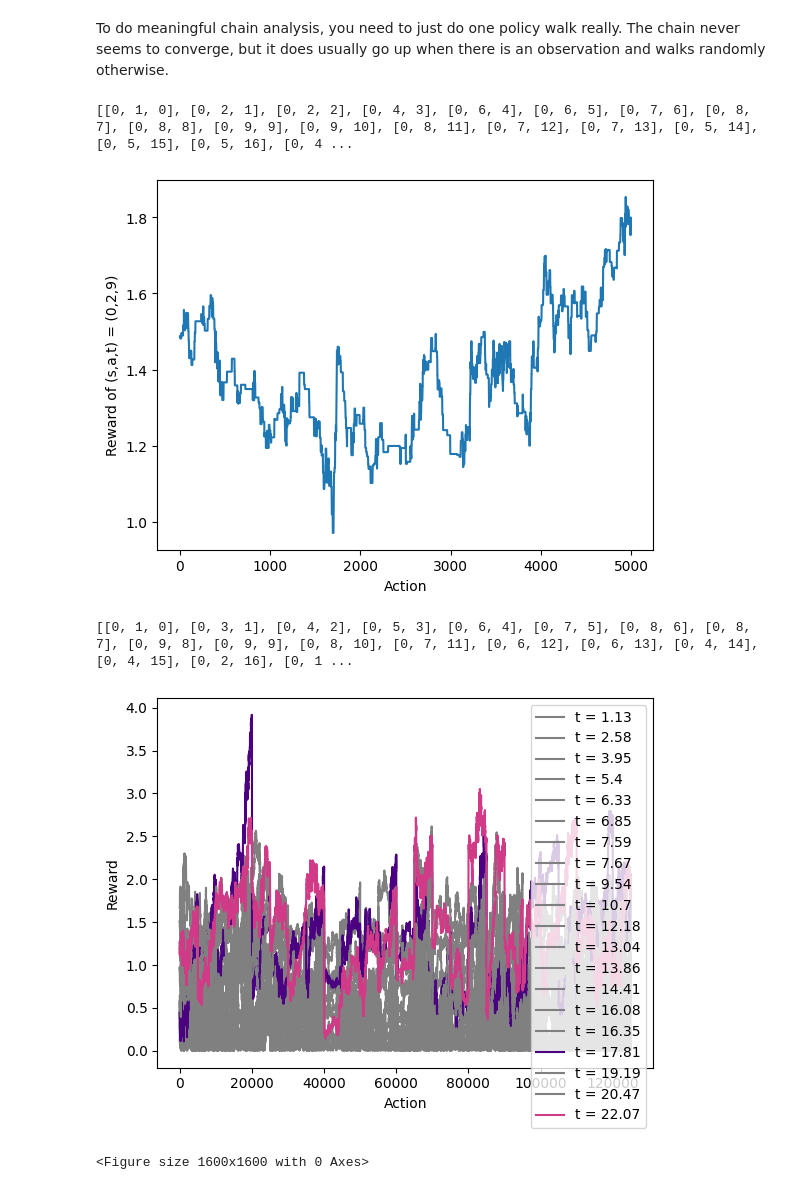
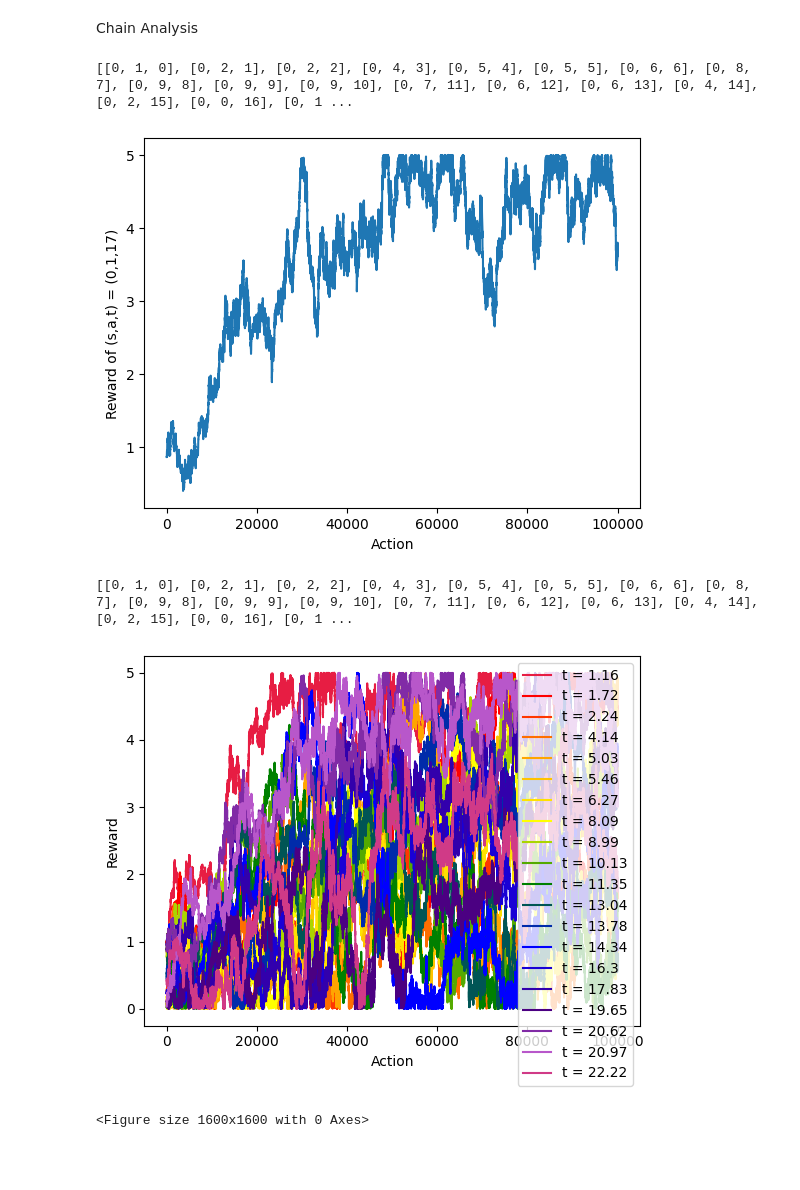
Before and after one commit to tommstuart/IRLProject, a Jupyter notebook: src/testing.ipynb, the cells around one changed output. Saved outputs shown, nothing was run; the diff lists cells and outputs as text; code cells hidden in the pictures; blank space fills up the shorter version.

```diff
--- a/src/testing.ipynb
+++ b/src/testing.ipynb
@@ -29,14 +29,17 @@ R = np.vectorize(env.reward)(s_grid,a_grid,t_grid)
 b = Boltzmann(optimal_q_values, env.actions, alpha = 100)
 
 #multiple trajectories are combined - just means that the agent does multiple things at each time slot to allow for more data to be gathered
-observations = generate_trajectory(env,b,observation_times, n_trajectories=1)
-from policy_walk import calculate_likelihood
-print(calculate_likelihood(env,observations,20,R))
+observations = generate_trajectory(env,b,observation_times, n_trajectories=5)
+
+#Run profiling on policy walk
+# import cProfile
+# import re
+# cProfile.run('re.compile(learned_rewards = policy_walk(env,observations,n_observations = trajectory_length,n_iters=10000)[5000:10000])')
 
 #Sample from policy walk - I discard the first half of each policy walk iteration.
-learned_rewards = policy_walk(env,observations,n_observations = trajectory_length,n_iters=10000)[5000:10000]
-policy_walk_iters = 5
+learned_rewards = policy_walk(env,observations,n_observations = trajectory_length,n_iters=50000)[25000:]
+policy_walk_iters =2
 for _ in range(policy_walk_iters-1):
-    learned_rewards = np.concatenate((learned_rewards, policy_walk(env,observations,n_observations = trajectory_length,n_iters=10000)[5000:10000]))
+    learned_rewards = np.concatenate((learned_rewards, policy_walk(env,observations,n_observations = trajectory_length,n_iters=50000)[25000:]))
 # %% [output]
 Generated observation times:
@@ -67,41 +91,38 @@ plt.show()
-# %%
-learned_rewards = np.asarray(learned_rewards)
-# %% [markdown]
-To do meaningful chain analysis, you need to just do one policy walk really. The chain never seems to converge, but it does usually go up when there is an observation and walks randomly otherwise.
+# %% [markdown]
+Chain Analysis
 # %%
 #Used to analyse individual chains:
 print(observations)
 
 #Plot a single reward
-s,a,t = 0,2,9
-plt.plot(learned_rewards[:,s,a,t][0:5000])
+s,a,t = 0,1,17
+plt.plot(learned_rewards[:,s,a,t])
 ylabel = "Reward of (s,a,t) = (" + format(s) + "," + format(a) + "," + format(t) + ")"
 plt.ylabel(ylabel)
 plt.xlabel("Action")
 plt.show()
 # %% [output]
-[[0, 1, 0], [0, 2, 1], [0, 2, 2], [0, 4, 3], [0, 6, 4], [0, 6, 5], [0, 7, 6], [0, 8, 7], [0, 8, 8], [0, 9, 9], [0, 9, 10], [0, 8, 11], [0, 7, 12], [0, 7, 13], [0, 5, 14], [0, 5, 15], [0, 5, 16], [0, 4 ...
+[[0, 1, 0], [0, 2, 1], [0, 2, 2], [0, 4, 3], [0, 5, 4], [0, 5, 5], [0, 6, 6], [0, 8, 7], [0, 9, 8], [0, 9, 9], [0, 9, 10], [0, 7, 11], [0, 6, 12], [0, 6, 13], [0, 4, 14], [0, 2, 15], [0, 0, 16], [0, 1 ...
-[figure, old version]
+[figure, new version]
 # %%
-#Plot rewards over time for a given action
+#Plot rewards over time for a given state/action pair - shows observed (s,a,t) pairs in colour
 print(observations)
-s,a, = 0,2
+s,a, = 0,1
 # s,t = 0,5
-
+colors = ["#e71d43","#ff0000","#ff3700","#ff6e00","#ffa500","#ffc300","#ffe100","#ffff00","#aad500","#55aa00","#008000","#005555","#002baa","#0000ff","#1900d5","#3200ac","#4b0082","#812ba6","#b857ca","#d03a87"]
 for t in range(20):
     label = "t = " + format(round(observation_times[t],2))
-    # label =  "a = " + format(a)
     if [s,a,t] in observations:
         plt.plot(learned_rewards[:,s,a,t], color=colors[t], label = label)
     else:
         plt.plot(learned_rewards[:,s,a,t], color="grey", label = label)
 
 plt.ylabel("Reward")
 plt.xlabel("Action")
 plt.legend()
 plt.figure(figsize=(10,10), dpi=160)
 plt.show()
 # %% [output]
-[[0, 1, 0], [0, 3, 1], [0, 4, 2], [0, 5, 3], [0, 6, 4], [0, 7, 5], [0, 8, 6], [0, 8, 7], [0, 9, 8], [0, 9, 9], [0, 8, 10], [0, 7, 11], [0, 6, 12], [0, 6, 13], [0, 4, 14], [0, 4, 15], [0, 2, 16], [0, 1 ...
+[[0, 1, 0], [0, 2, 1], [0, 2, 2], [0, 4, 3], [0, 5, 4], [0, 5, 5], [0, 6, 6], [0, 8, 7], [0, 9, 8], [0, 9, 9], [0, 9, 10], [0, 7, 11], [0, 6, 12], [0, 6, 13], [0, 4, 14], [0, 2, 15], [0, 0, 16], [0, 1 ...
-[figure, old version]
+[figure, new version]
 <Figure size 1600x1600 with 0 Axes>
```
Also changed, not shown: parts of 5 cells of this notebook, 2 other files.
